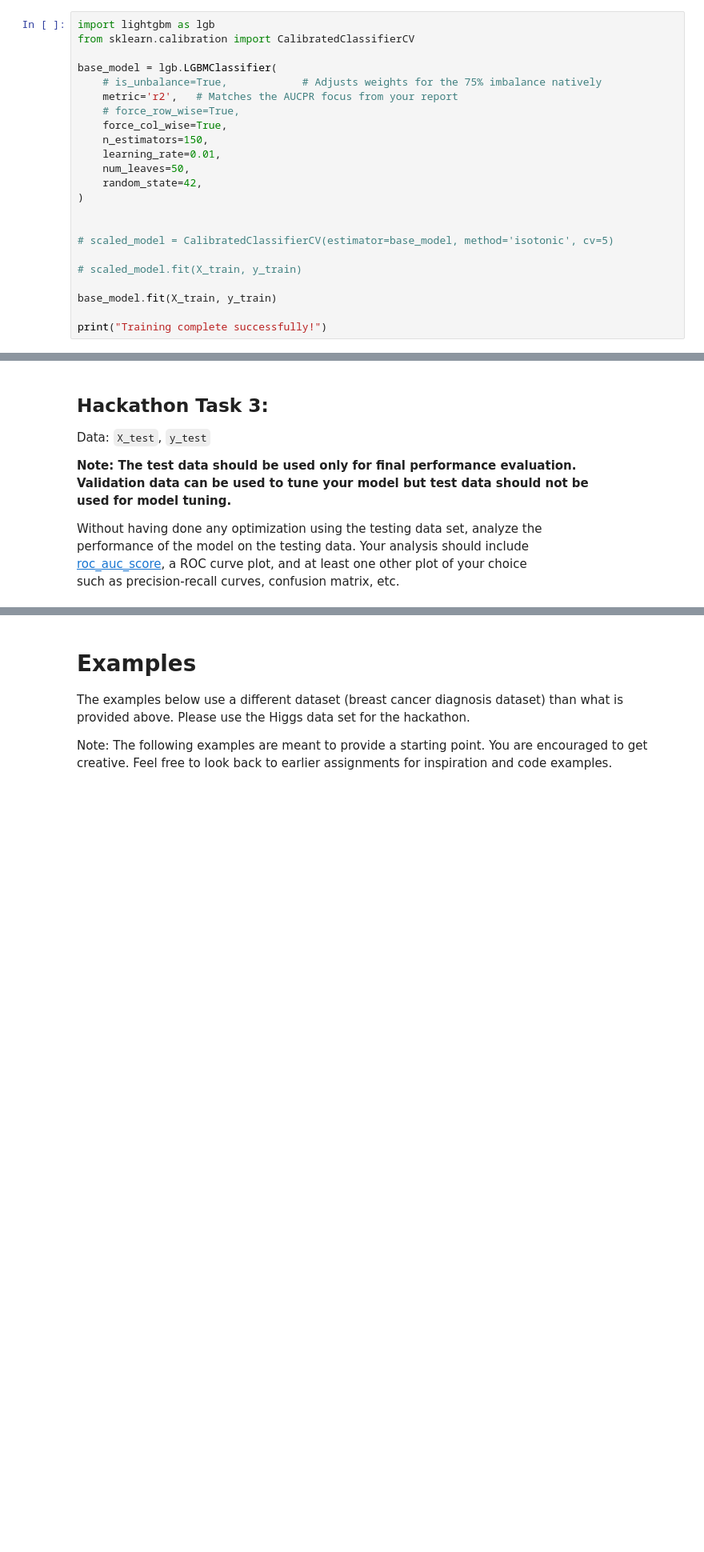
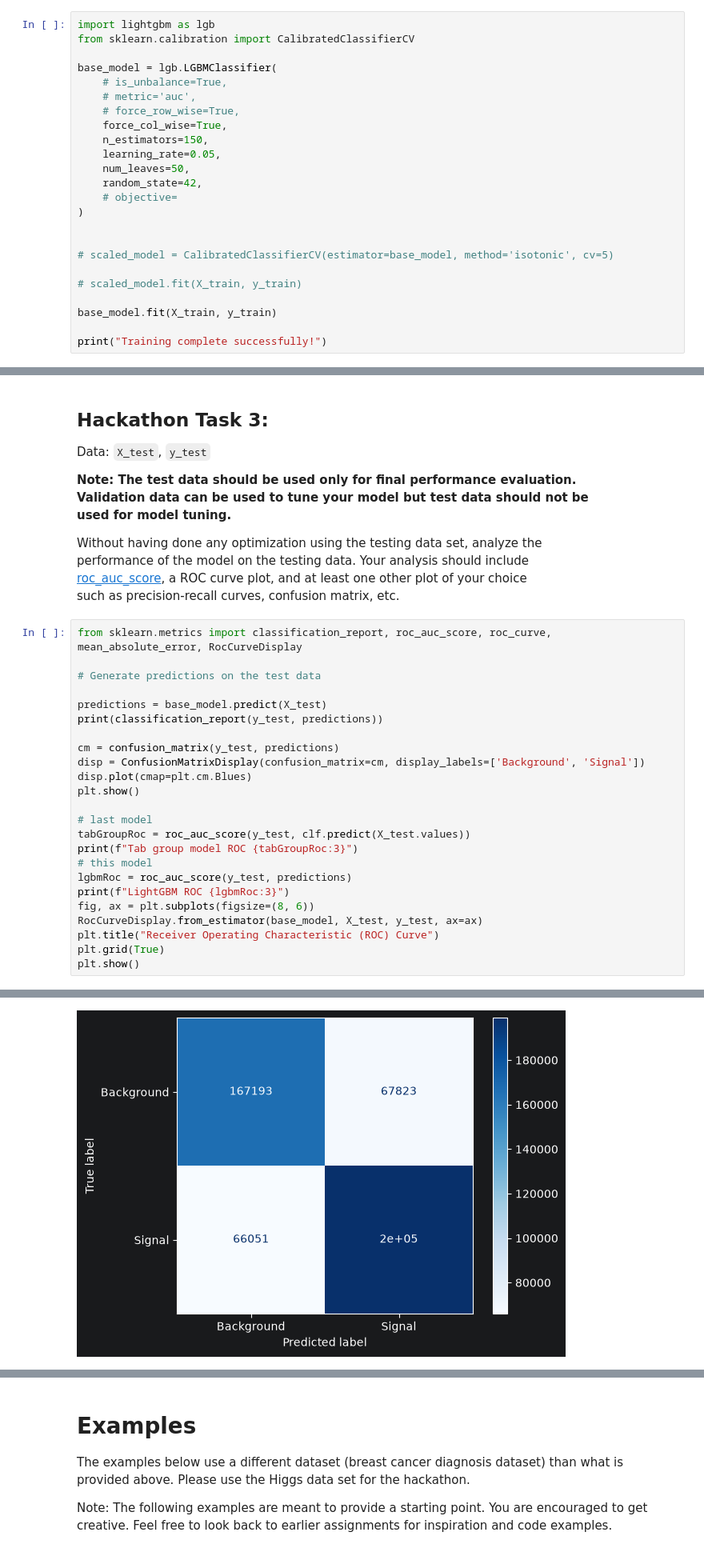
Before and after one commit to dylandhall/DeepLearnHackathon, a Jupyter notebook: HiggsBosonClassificationChallenge/higgs_classification.ipynb, the cells around one changed output, grey strips where cells are left out. Shown at 80% size. Cells and saved outputs as stored; diff of their text form; blank space fills up the shorter version.

```diff
--- a/HiggsBosonClassificationChallenge/higgs_classification.ipynb
+++ b/HiggsBosonClassificationChallenge/higgs_classification.ipynb
@@ -215,14 +243,15 @@ import lightgbm as lgb
 from sklearn.calibration import CalibratedClassifierCV
 
 base_model = lgb.LGBMClassifier(
-    # is_unbalance=True,            # Adjusts weights for the 75% imbalance natively
-    metric='r2',   # Matches the AUCPR focus from your report
+    # is_unbalance=True,
+    # metric='auc',
     # force_row_wise=True,
     force_col_wise=True,
     n_estimators=150,
-    learning_rate=0.01,
+    learning_rate=0.05,
     num_leaves=50,
     random_state=42,
+    # objective=
 )
 
 
@@ -268,3 +281,28 @@ Data: `X_test`, `y_test`
 Without having done any optimization using the testing data set, analyze the <br>
 performance of the model on the testing data. Your analysis should include <br> [roc_auc_score](https://scikit-learn.org/stable/modules/generated/sklearn.metrics.roc_auc_score.html), a ROC curve plot, and at least one other plot of your choice<br>
 such as precision-recall curves, confusion matrix, etc.
+# %%
+from sklearn.metrics import classification_report, roc_auc_score, roc_curve, mean_absolute_error, RocCurveDisplay
+
+# Generate predictions on the test data
+
+predictions = base_model.predict(X_test)
+print(classification_report(y_test, predictions))
+
+cm = confusion_matrix(y_test, predictions)
+disp = ConfusionMatrixDisplay(confusion_matrix=cm, display_labels=['Background', 'Signal'])
+disp.plot(cmap=plt.cm.Blues)
+plt.show()
+
+# last model
+tabGroupRoc = roc_auc_score(y_test, clf.predict(X_test.values))
+print(f"Tab group model ROC {tabGroupRoc:3}")
+# this model
+lgbmRoc = roc_auc_score(y_test, predictions)
+print(f"LightGBM ROC {lgbmRoc:3}")
+fig, ax = plt.subplots(figsize=(8, 6))
+RocCurveDisplay.from_estimator(base_model, X_test, y_test, ax=ax)
+plt.title("Receiver Operating Characteristic (ROC) Curve")
+plt.grid(True)
+plt.show()
+# %% [output]
@@ -270,0 +317 @@ such as precision-recall curves, confusion matrix, etc.
+[figure, added]
```
Also changed, not shown: parts of 8 cells of this notebook.
